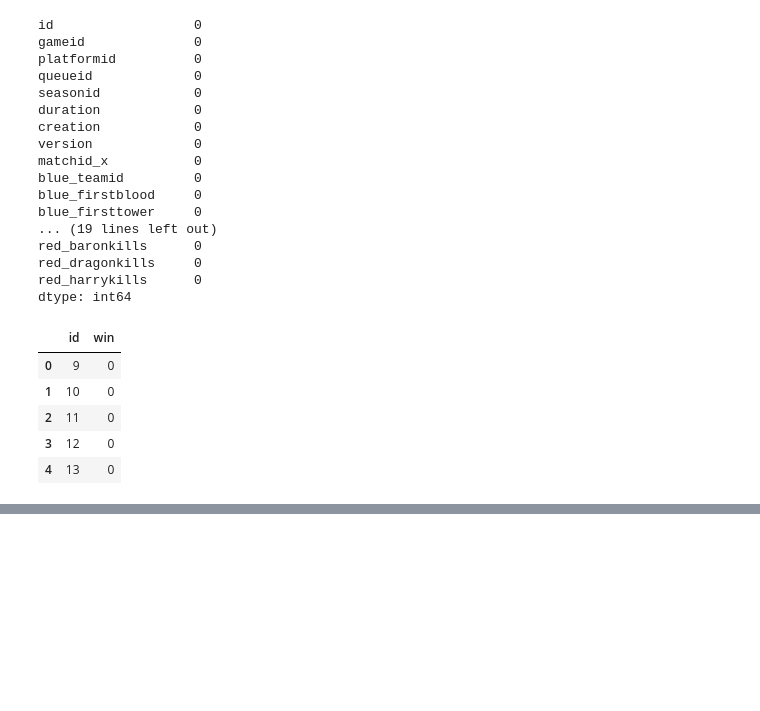
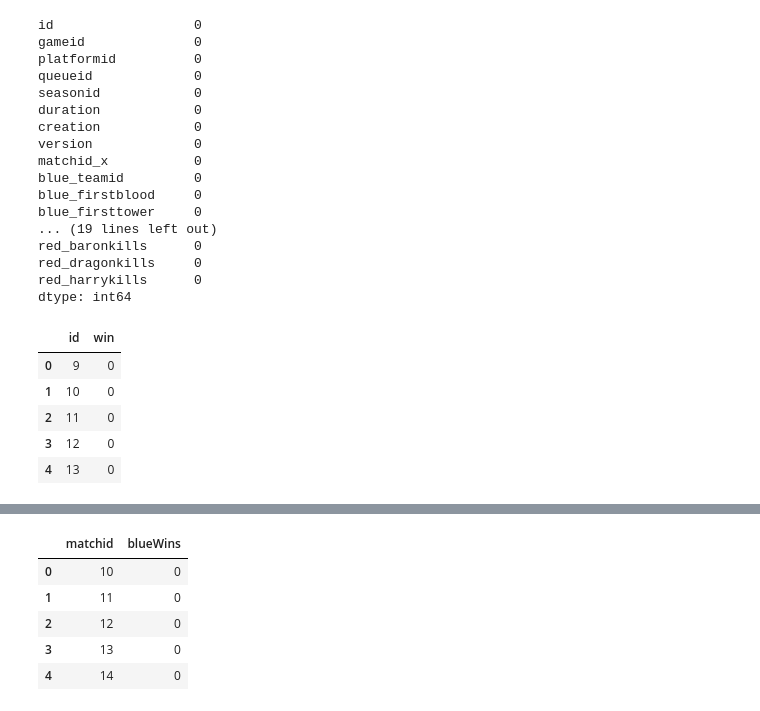
Before and after one commit to seiryuu9/ml-analysis-lol, a Jupyter notebook: notebooks/01_eda.ipynb, the cells around one changed output, grey strips where cells are left out. Cells and saved outputs as stored; diff of their text form; code cells hidden in the pictures; blank space fills up the shorter version.

```diff
--- a/notebooks/01_eda.ipynb
+++ b/notebooks/01_eda.ipynb
@@ -139,0 +166,14 @@ stats.head()
+# %%
+# we will be adding blue wins column so we filter blue players
+blue_players = participants_stats[participants_stats["player"] <= 5]
+
+blue_wins = (blue_players.groupby("matchid")["win"].max().reset_index().rename(columns={"win": "blueWins"}))
+
+blue_wins.head()
+# %% [output]
+|  | matchid | blueWins |
+| 0 | 10 | 0 |
+| 1 | 11 | 0 |
+| 2 | 12 | 0 |
+| 3 | 13 | 0 |
+| 4 | 14 | 0 |
```
Also changed, not shown: parts of 9 cells of this notebook, 3 other files.
